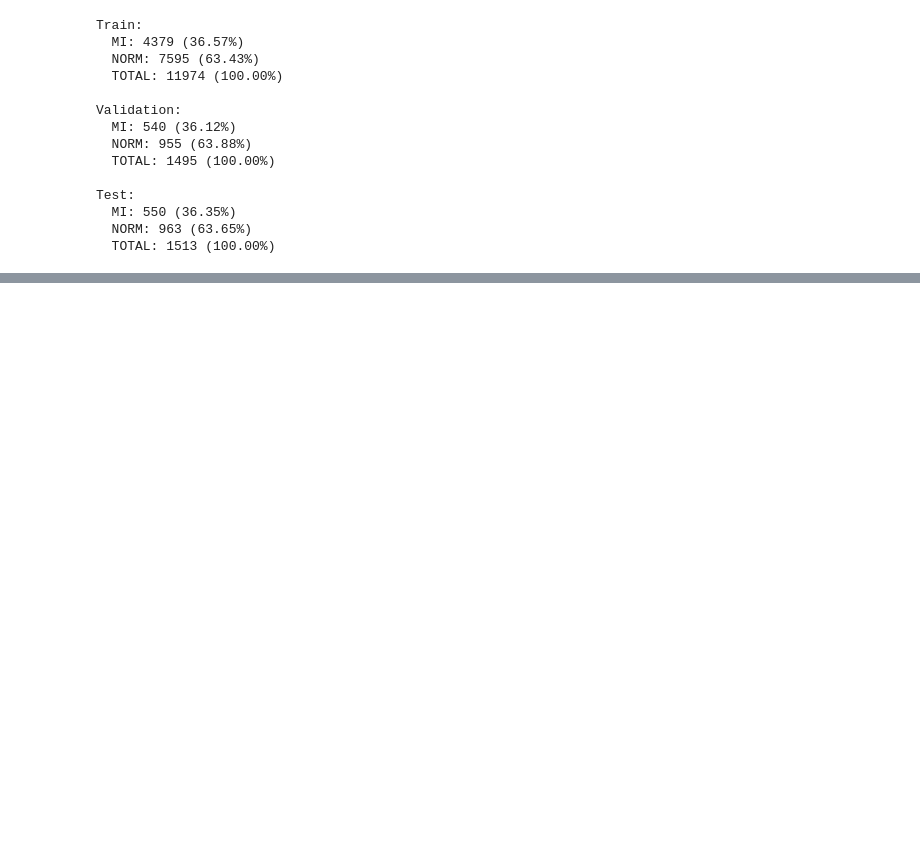
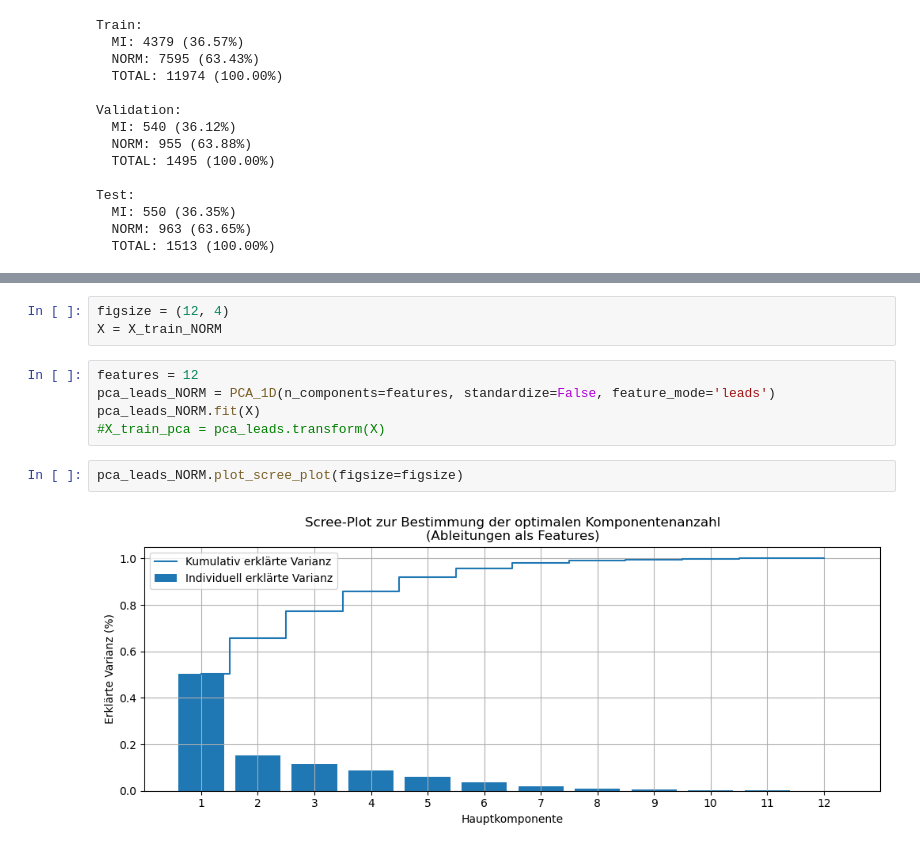
Before and after one commit to AliceKitchkin/ECG_xAI, a Jupyter notebook: notebooks/04_pca.ipynb, the cells around one changed output, grey strips where cells are left out. Saved outputs shown, nothing was run; the diff lists cells and outputs as text; blank space fills up the shorter version.

```diff
--- a/notebooks/04_pca.ipynb
+++ b/notebooks/04_pca.ipynb
@@ -109,0 +104,12 @@ pca_time2.plot_scree_plot(figsize=(20, 6))
+# %%
+figsize = (12, 4)
+X = X_train_NORM
+# %%
+features = 12
+pca_leads_NORM = PCA_1D(n_components=features, standardize=False, feature_mode='leads')
+pca_leads_NORM.fit(X)
+#X_train_pca = pca_leads.transform(X)
+# %%
+pca_leads_NORM.plot_scree_plot(figsize=figsize)
+# %% [output]
+[figure, added]
```
Also changed, not shown: parts of 17 cells of this notebook, 1 other file.
